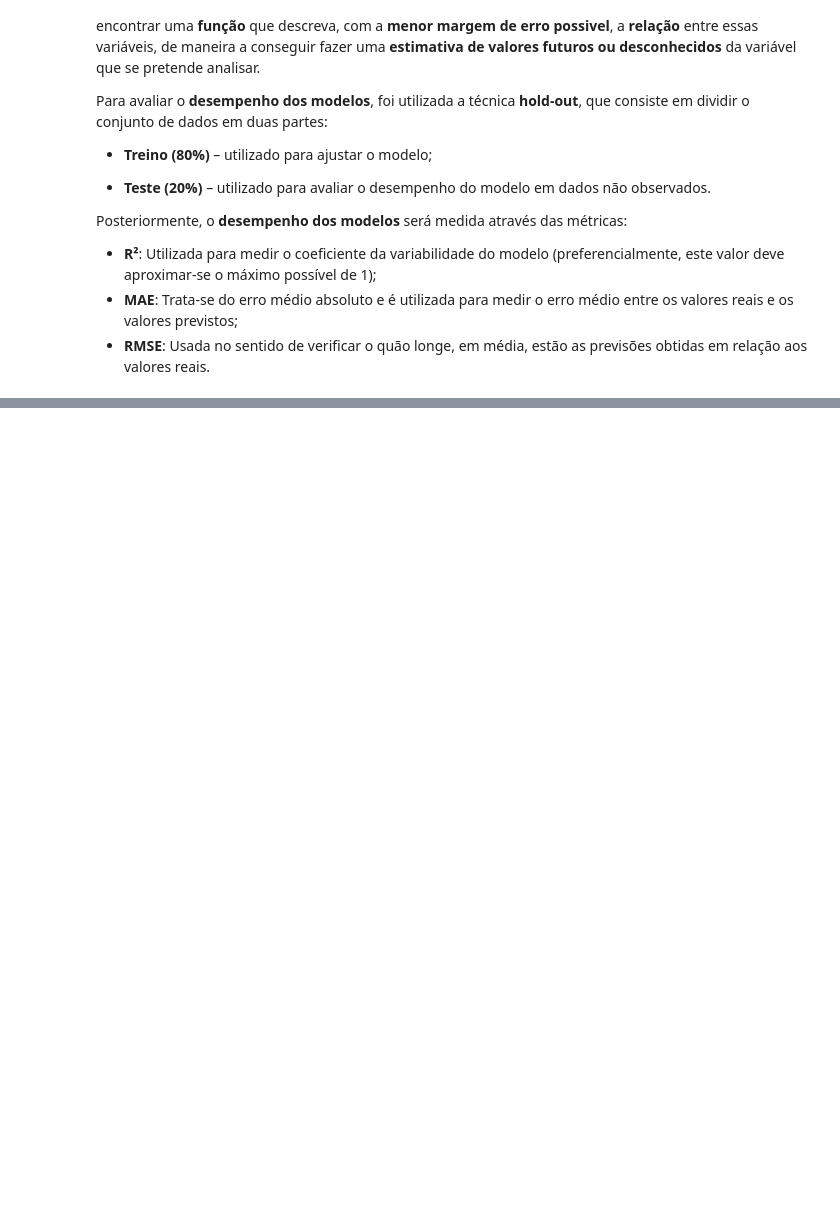
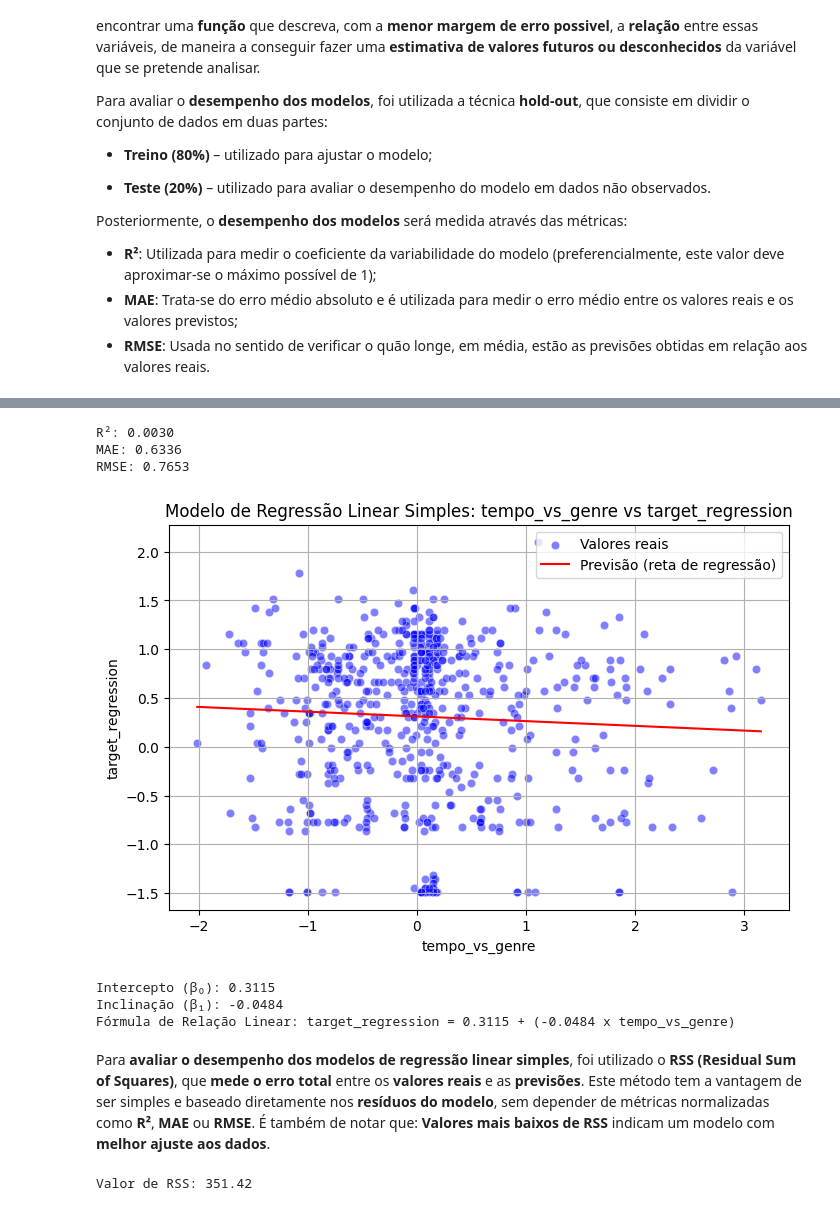
Before and after one commit to RenatoFerreira1240605/APRAU_EFG_B_1240605_1190995, a Jupyter notebook: Assignment_Part1.ipynb, the cells around one changed output, grey strips where cells are left out. Cells and saved outputs as stored; diff of their text form; code cells hidden in the pictures; blank space fills up the shorter version.

Commit message:
feat(reg): added Regressão Linear Simples (1 feature)

```diff
--- a/Assignment_Part1.ipynb
+++ b/Assignment_Part1.ipynb
@@ -992,0 +1015,68 @@ from sklearn.metrics import r2_score, mean_absolute_error, mean_squared_error
+# %%
+# Definir variável independente (X) e dependente (y)
+X = df[['tempo_vs_genre']]
+y = df['target_regression']
+
+# Método Hold-out: Divisão entre amostras de treino e teste (80% treino, 20% teste)
+X_train, X_test, y_train, y_test = train_test_split(X, y, test_size=0.2, random_state=42)
+
+# Criação do modelo
+model = LinearRegression()
+
+# Treinar o modelo
+model.fit(X_train, y_train)
+
+# Realizar previsões
+y_pred = model.predict(X_test)
+
+# Avaliar o modelo com 4 casas décimais (utilizado posteriormente para comparação e discussão de resultados)
+r2 = r2_score(y_test, y_pred)
+mae = mean_absolute_error(y_test, y_pred)
+rmse = np.sqrt(mean_squared_error(y_test, y_pred))
+
+print(f"R²: {r2:.4f}")
+print(f"MAE: {mae:.4f}")
+print(f"RMSE: {rmse:.4f}")
+# %% [output]
+R²: 0.0030
+MAE: 0.6336
+RMSE: 0.7653
+# %%
+# Relação linear entre tempo_vs_genre e target_regression:
+plt.figure(figsize=(8,5))
+sns.scatterplot(x=X_test['tempo_vs_genre'], y=y_test, color='blue', alpha=0.5, label='Valores reais')
+sns.lineplot(x=X_test['tempo_vs_genre'], y=y_pred, color='red', label='Previsão (reta de regressão)')
+plt.xlabel('tempo_vs_genre')
+plt.ylabel('target_regression')
+plt.title('Modelo de Regressão Linear Simples: tempo_vs_genre vs target_regression')
+plt.legend()
+plt.grid(True)
+plt.show()
+# %% [output]
+[figure, added]
+# %%
+# Coeficientes da regressão linear
+intercept = model.intercept_
+inc = model.coef_[0]
+
+print(f"Intercepto (β₀): {intercept:.4f}")
+print(f"Inclinação (β₁): {inc:.4f}")
+
+print(f"Fórmula de Relação Linear: target_regression = {intercept:.4f} + ({inc:.4f} x tempo_vs_genre)")
+# %% [output]
+Intercepto (β₀): 0.3115
+Inclinação (β₁): -0.0484
+Fórmula de Relação Linear: target_regression = 0.3115 + (-0.0484 x tempo_vs_genre)
+# %% [markdown]
+Para **avaliar o desempenho dos modelos de regressão linear simples**, foi utilizado o **RSS (Residual Sum of Squares)**, que **mede o erro total** entre os **valores reais** e as **previsões**.
+Este método tem a vantagem de ser simples e baseado diretamente nos **resíduos do modelo**, sem depender de métricas normalizadas como **R²**, **MAE** ou **RMSE**.
+É também de notar que: **Valores mais baixos de RSS** indicam um modelo com **melhor ajuste aos dados**.
+# %%
+# Calcular resíduos do modelo
+res = y_test - y_pred
+
+# Calcular RSS
+RSS = np.sum(res ** 2)
+print(f"Valor de RSS: {RSS:.2f}")
+# %% [output]
+Valor de RSS: 351.42
```
Also changed, not shown: parts of 14 cells of this notebook.
